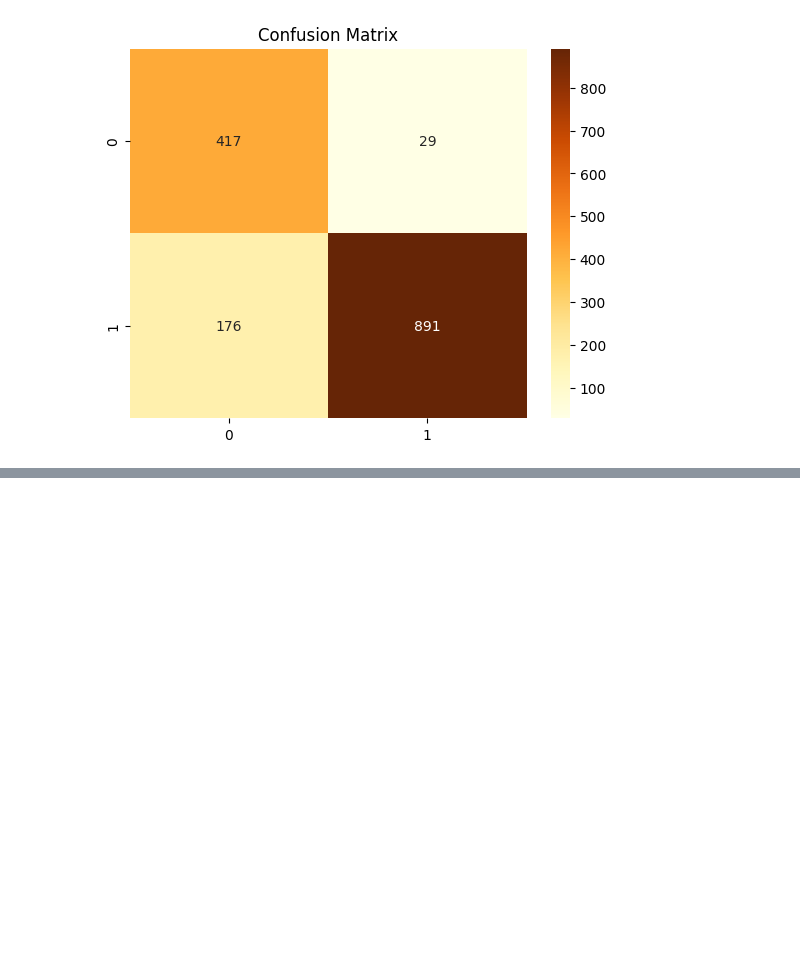
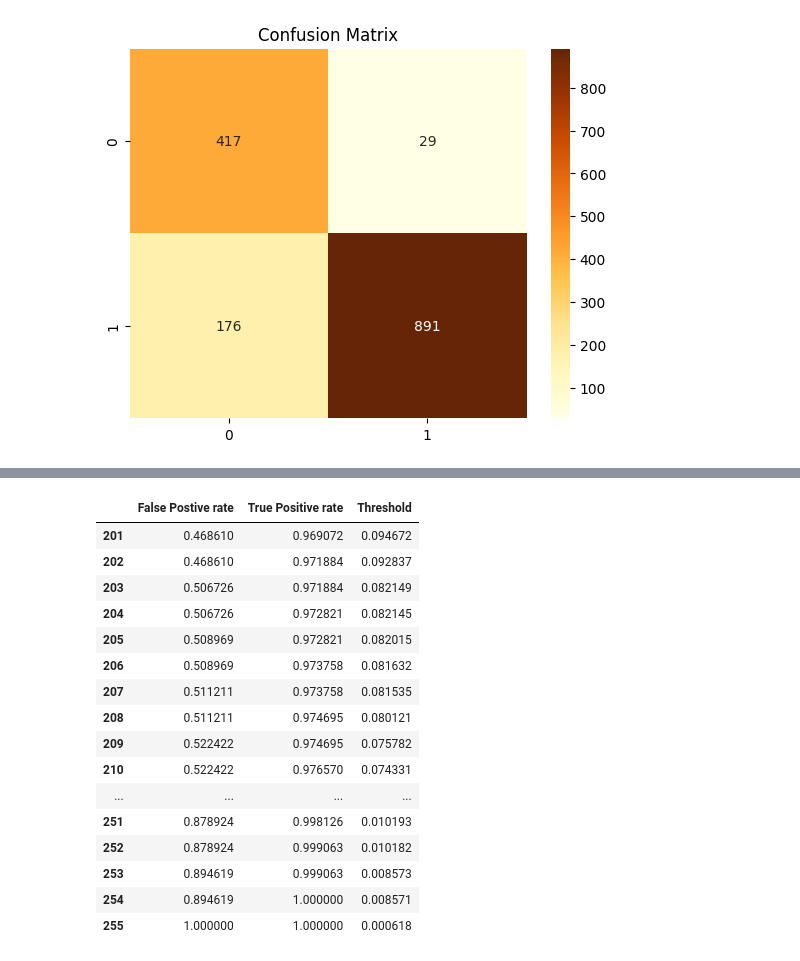
Before and after one commit to Marlon-were/Customer_Churn_Analysis, a Jupyter notebook: churn.ipynb, the cells around one changed output, grey strips where cells are left out. Drawn from its saved outputs; the diff is of its cells as text; code cells hidden in the pictures; blank space fills up the shorter version.

```diff
--- a/churn.ipynb
+++ b/churn.ipynb
@@ -1133,0 +1124,20 @@ plt.show()
+# %%
+all_roc_data["Logistic Regression"].tail(55)
+# %% [output]
+|  | False Postive rate | True Positive rate | Threshold |
+| 201 | 0.468610 | 0.969072 | 0.094672 |
+| 202 | 0.468610 | 0.971884 | 0.092837 |
+| 203 | 0.506726 | 0.971884 | 0.082149 |
+| 204 | 0.506726 | 0.972821 | 0.082145 |
+| 205 | 0.508969 | 0.972821 | 0.082015 |
+| 206 | 0.508969 | 0.973758 | 0.081632 |
+| 207 | 0.511211 | 0.973758 | 0.081535 |
+| 208 | 0.511211 | 0.974695 | 0.080121 |
+| 209 | 0.522422 | 0.974695 | 0.075782 |
+| 210 | 0.522422 | 0.976570 | 0.074331 |
+| ... | ... | ... | ... |
+| 251 | 0.878924 | 0.998126 | 0.010193 |
+| 252 | 0.878924 | 0.999063 | 0.010182 |
+| 253 | 0.894619 | 0.999063 | 0.008573 |
+| 254 | 0.894619 | 1.000000 | 0.008571 |
+| 255 | 1.000000 | 1.000000 | 0.000618 |
```
Also changed, not shown: parts of 15 cells of this notebook.
